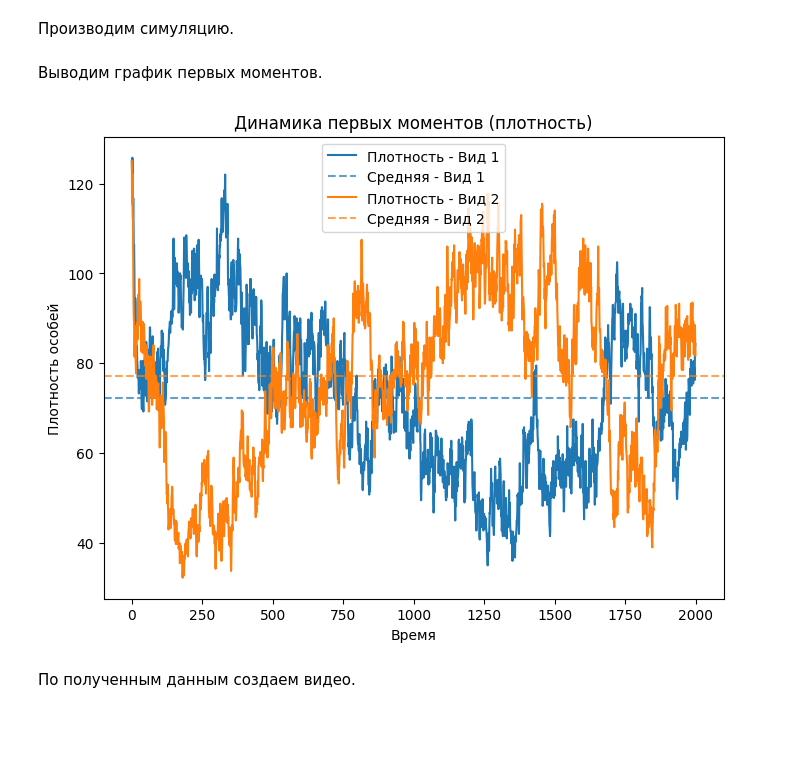
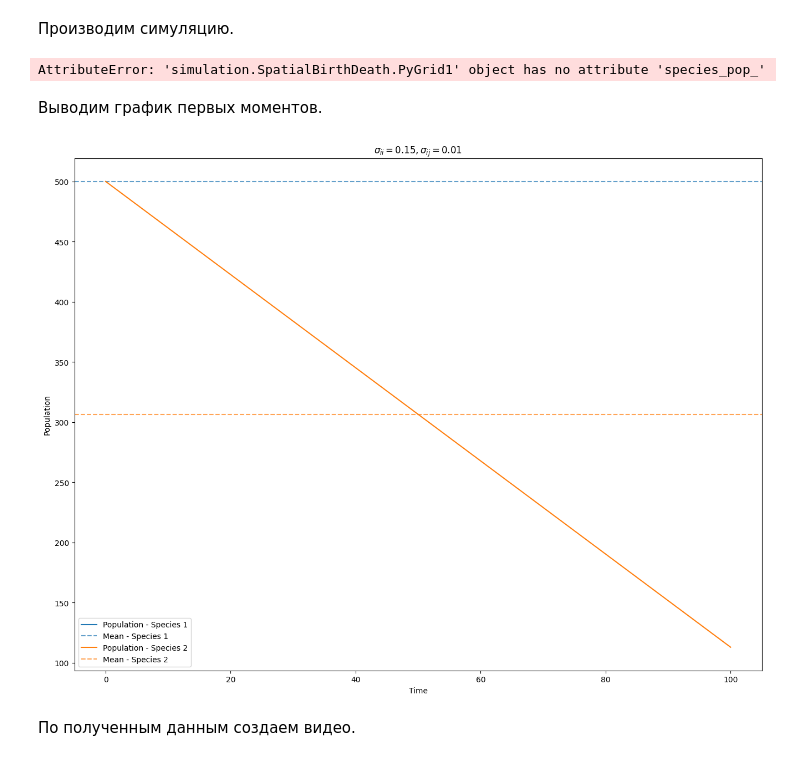
Before and after one commit to NBGHST/MichaelArtemov_SBDS_experimental, a Jupyter notebook: examples/Heteromyopia.ipynb, the cells around one changed output. Drawn from its saved outputs; the diff is of its cells as text; code cells hidden in the pictures; blank space fills up the shorter version.

```diff
--- a/examples/Heteromyopia.ipynb
+++ b/examples/Heteromyopia.ipynb
@@ -139,37 +143,49 @@ g2.placePopulation(coordinates)
 Производим симуляцию.
 # %%
 data = []
-for t in (pbar := tqdm(range(2000))):
-    for c in range(g2.get_num_cells()):
-        for n in range(M):
-            coords = g2.get_cell_coords(c, n)
-            for x, y in coords:
-                data.append([t, x, y, n])
-    g2.run_for(1)
-    pbar.set_description(f"Population: {g2.total_population}, Progress")
+for c in range(g2.get_num_cells()):
+    for n in range(M):
+        coords = g2.get_cell_coords(c, n)
+        for x in coords:
+            data.append([0 * 100, x, x, n])
+for t in (pbar := tqdm(range(500000))):
+    g2.run_events(10)
+    a = g2.species_pop
+    cnt0, cnt1 = a[0], a[1]
+    pbar.set_description(f"Population: {cnt0}, {cnt1}, Progress")
+    if (g2.event_count % 1000000 == 0):
+        for c in range(g2.get_num_cells()):
+            for n in range(M):
+                coords = g2.get_cell_coords(c, n)
+                for x in coords:
+                    data.append([(t + 1) * 100, x, x, n])
+    if (cnt0 == 0 or cnt1 == 0):
+        break
 
 df = pd.DataFrame(columns = ['time', 'x', 'y', 's'], data = data)
 # display(df.set_index('time'))
+# %% [output]
+AttributeError: 'simulation.SpatialBirthDeath.PyGrid1' object has no attribute 'species_pop_'
 # %% [markdown]
 Выводим график первых моментов.
 # %%
-fig, ax = plt.subplots(figsize=(8, 6))
+fig, ax = plt.subplots(figsize=(16, 12))
 
 for n in range(M):
-    density = df[df['s'] == n].groupby('time').size() / (L ** 2)
+    density = df[df['s'] == n].groupby('time').size()
     median_density = density.median()
 
-    ax.plot(density.index, density.values, label=f'Плотность - Вид {n+1}', color=color_dict[n])
-    ax.axhline(median_density, linestyle="dashed", color=color_dict[n], alpha=0.7, label=f'Средняя - Вид {n+1}')
+    ax.plot(density.index, density.values, label=f'Population - Species {n+1}', color=color_dict[n])
+    ax.axhline(median_density, linestyle="dashed", color=color_dict[n], alpha=0.7, label=f'Mean - Species {n+1}')
 
 ax.legend()
-ax.set_xlabel("Время")
-ax.set_ylabel("Плотность особей")
-ax.set_title("Динамика первых моментов (плотность)")
+ax.set_xlabel("Time")
+ax.set_ylabel("Population")
+ax.set_title(r"$\sigma_{ii} = 0.15, \sigma_{ij} = 0.01$")
 
 plt.show()
 # %% [output]
-[figure, old version]
+[figure, new version]
 # %% [markdown]
 По полученным данным создаем видео.
 # %%
```
Also changed, not shown: parts of 4 cells of this notebook, 9 other files.
